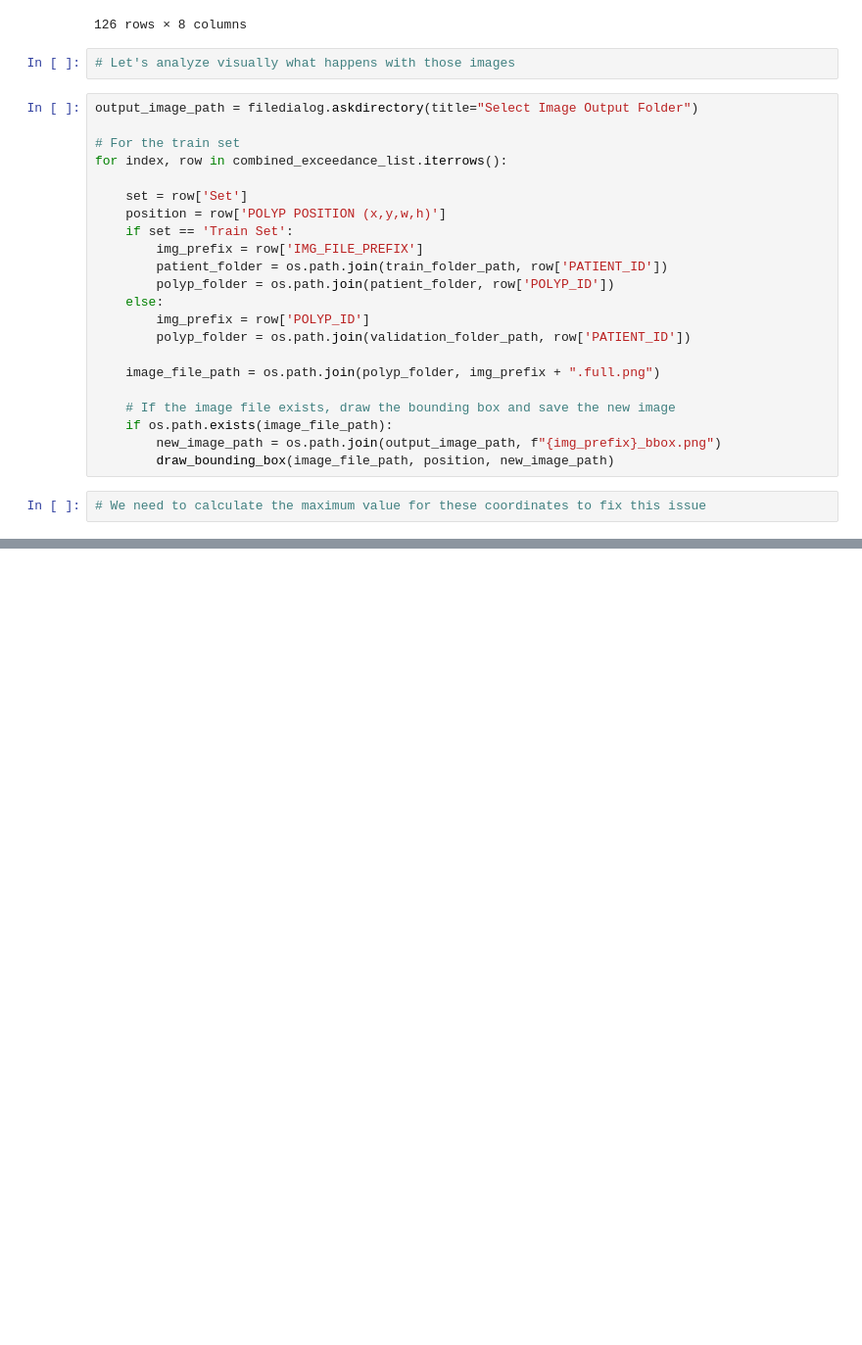
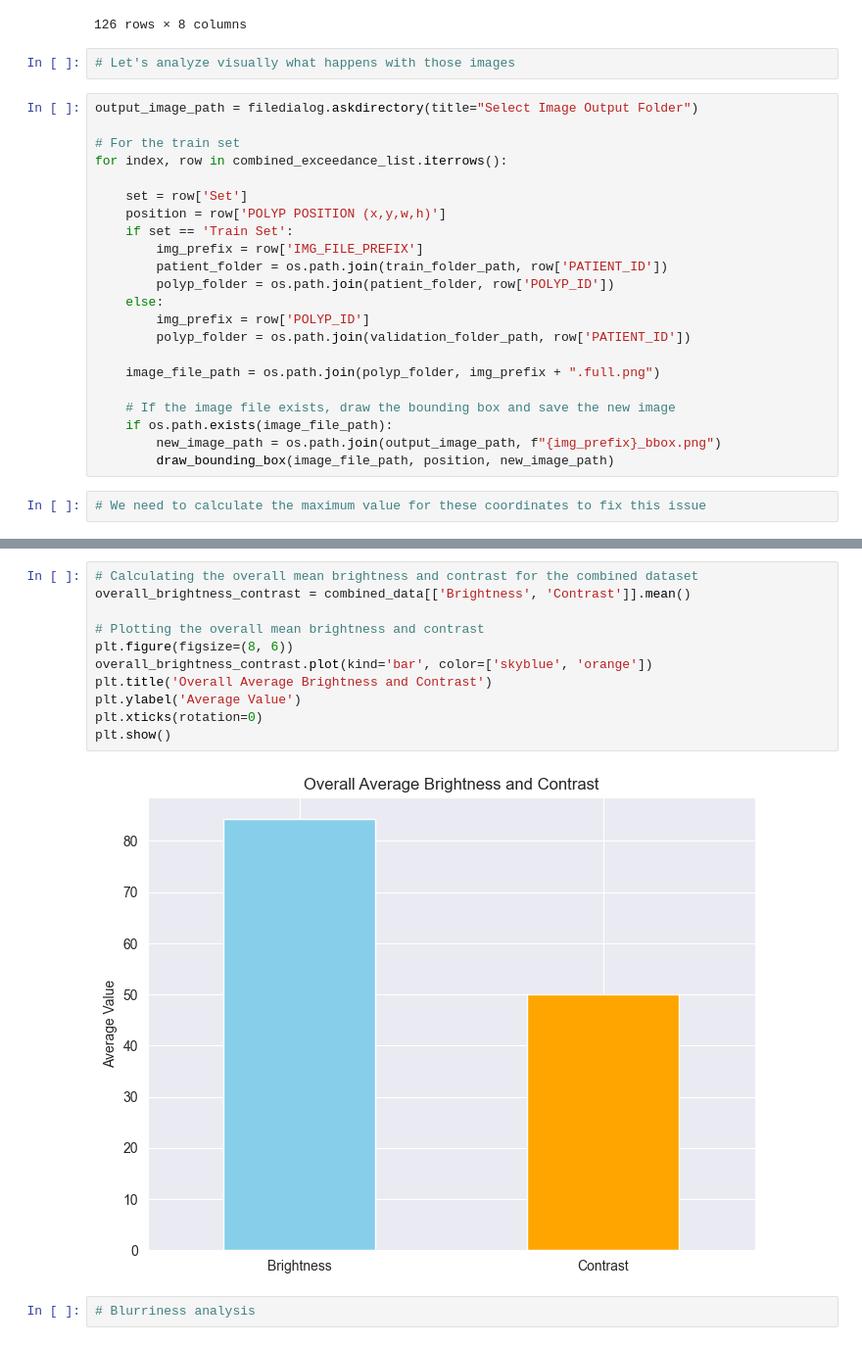
Before and after one commit to irconde/polyp-db-analysis, a Jupyter notebook: polar-database-analysis.ipynb, the cells around one changed output, grey strips where cells are left out. Shown: that part at 98% size. Drawn from its saved outputs; the diff is of its cells as text; blank space fills up the shorter version.

```diff
--- a/polar-database-analysis.ipynb
+++ b/polar-database-analysis.ipynb
@@ -967,0 +1071,15 @@ combined_exceedance_list
+# %%
+# Calculating the overall mean brightness and contrast for the combined dataset
+overall_brightness_contrast = combined_data[['Brightness', 'Contrast']].mean()
+
+# Plotting the overall mean brightness and contrast
+plt.figure(figsize=(8, 6))
+overall_brightness_contrast.plot(kind='bar', color=['skyblue', 'orange'])
+plt.title('Overall Average Brightness and Contrast')
+plt.ylabel('Average Value')
+plt.xticks(rotation=0)
+plt.show()
+# %% [output]
+[figure, added]
+# %%
+# Blurriness analysis
```
Also changed, not shown: parts of 16 cells of this notebook.
